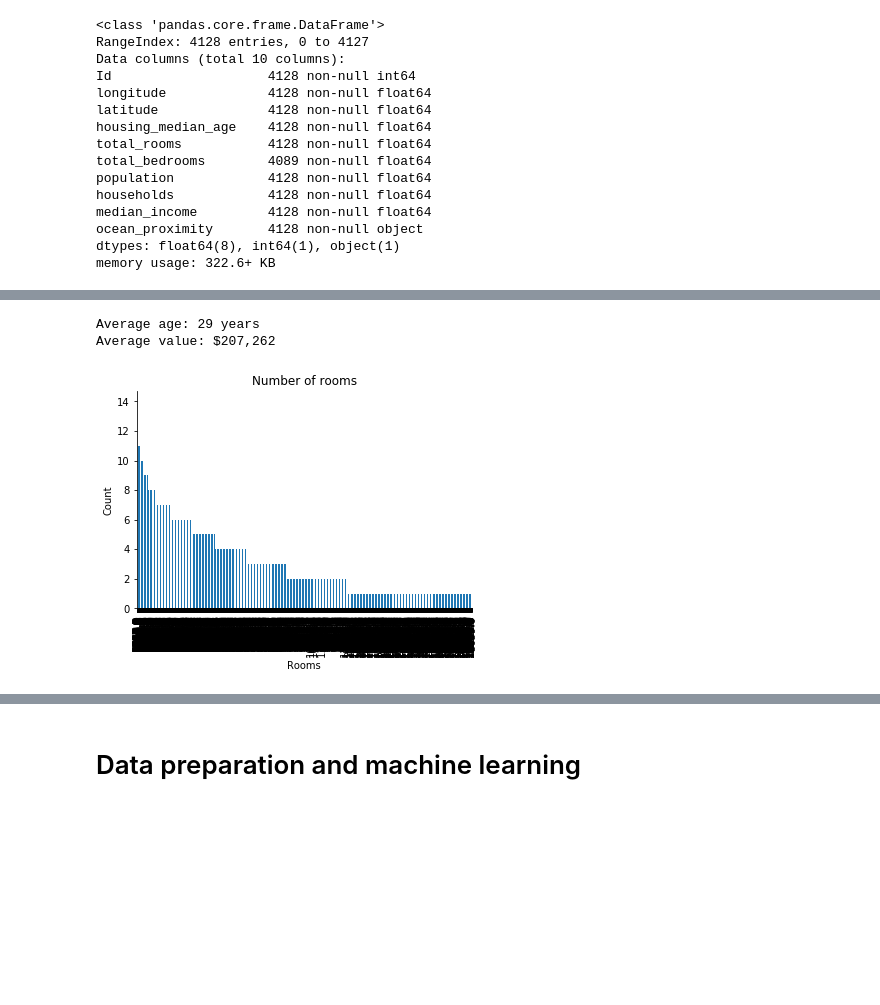
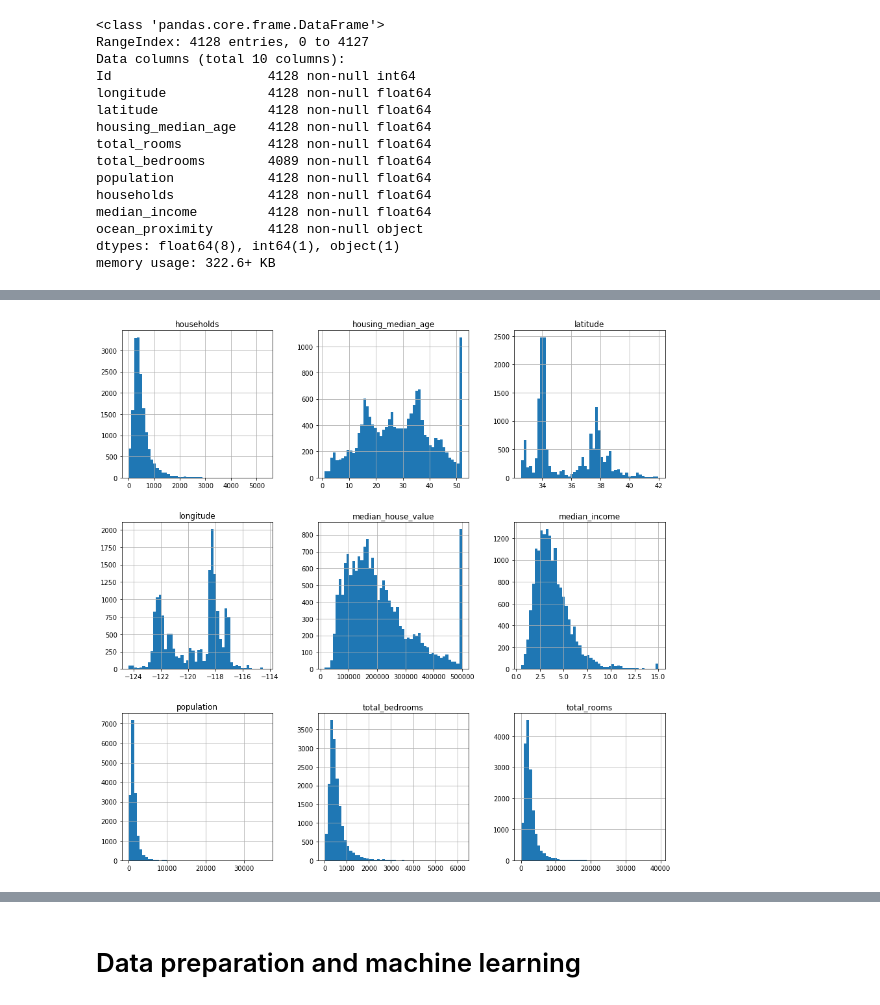
Before and after one commit to sondregj/dat158-assignment-1, a Jupyter notebook: Housing Prices.ipynb, the cells around one changed output, grey strips where cells are left out. Cells and saved outputs as stored; diff of their text form; code cells hidden in the pictures; blank space fills up the shorter version.

```diff
--- a/Housing Prices.ipynb
+++ b/Housing Prices.ipynb
@@ -39,9 +34,9 @@ sample_submission = pd.read_csv('data/sample_submission.csv')
 # %% [markdown]
 On Kaggle the data is stored in the folder `../input/dat158-2019/`:
 # %%
-#train = pd.read_csv('../input/dat158-2019/housing_data.csv')
-#test = pd.read_csv('../input/dat158-2019/housing_test_data.csv')
-#sampleSubmission = pd.read_csv('../input/dat158-2019/sample_submission.csv')
+base_set = pd.read_csv('../input/dat158-2019/housing_data.csv')
+benchmark = pd.read_csv('../input/dat158-2019/housing_test_data.csv')
+sampleSubmission = pd.read_csv('../input/dat158-2019/sample_submission.csv')
 # %% [markdown]
 # Understanding the data
 # %%
@@ -110,21 +105,8 @@ train.describe()
 | 50% | -118.490000 | 34.260000 | 29.000000 | 2122.500000 | 434.000000 | 1163.000000 | 409.000000 | ... |
 | 75% | -118.010000 | 37.710000 | 37.000000 | 3137.000000 | 646.000000 | 1723.000000 | 603.000000 | ... |
 | max | -114.310000 | 41.950000 | 52.000000 | 39320.000000 | 6210.000000 | 35682.000000 | 5358.000000 | ... |
-# %%
-housing_median_age = train.housing_median_age
-median_house_value = train.median_house_value
-
-print("Average age: " + "{:,.0f} years".format(housing_median_age.mean()))
-print("Average value: " + "${:,.0f}".format(median_house_value.mean()))
-# %% [output]
-Average age: 29 years
-Average value: $207,262
-# %%
-train.total_rooms.value_counts().plot(kind='bar')
-plt.title('Number of rooms')
-plt.xlabel('Rooms')
-plt.ylabel('Count')
-
-sns.despine()
-# %% [output]
-[figure, removed]
+# %%
+base_set.hist(bins=50, figsize=(15,15))
+plt.show()
+# %% [output]
+[figure, added]
```
Also changed, not shown: parts of 49 cells of this notebook.
